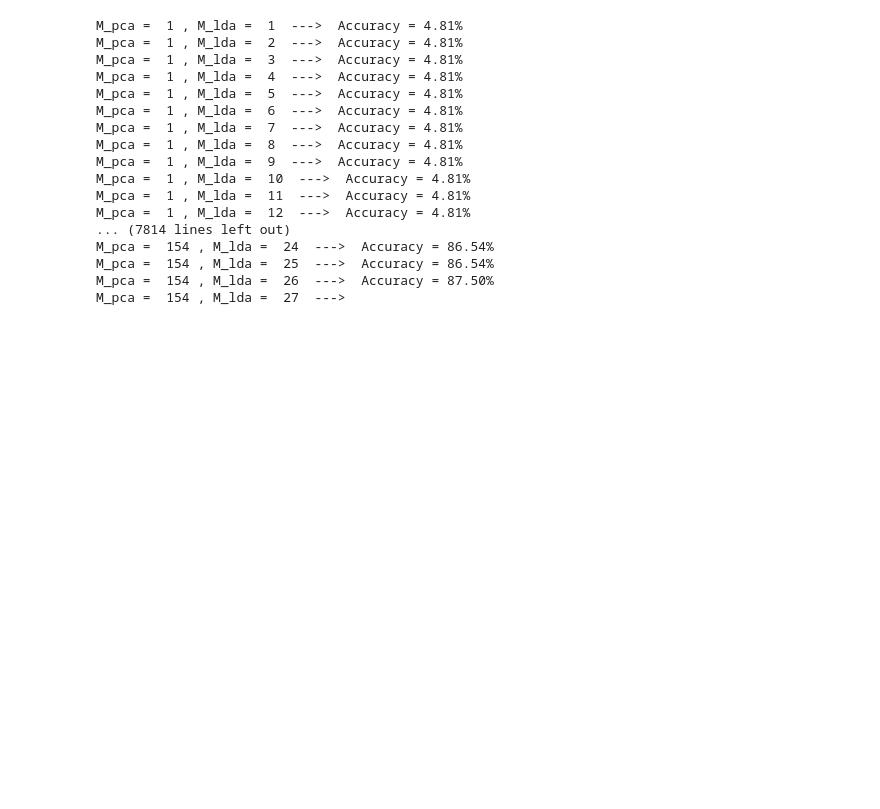
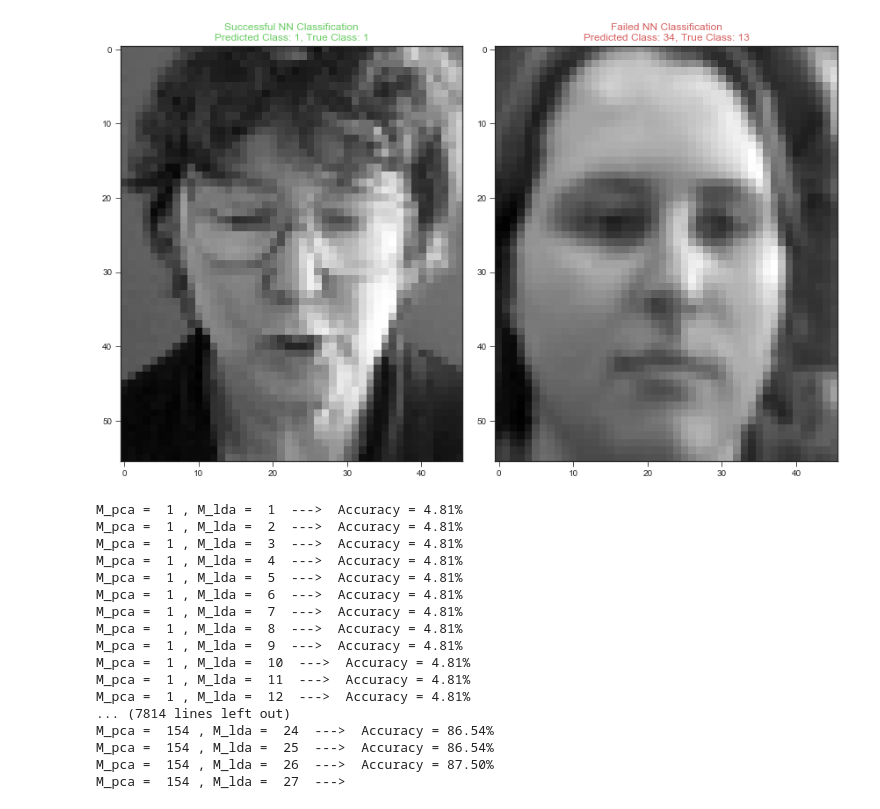
Before and after one commit to RajanPatel97/PCA-and-PCA-LDA-Ensemble-for-Face-Recognition, a Jupyter notebook: Q3 P1.ipynb, the cells around one changed output. Cells and saved outputs as stored; diff of their text form; code cells hidden in the pictures; blank space fills up the shorter version.

```diff
--- a/Q3 P1.ipynb
+++ b/Q3 P1.ipynb
@@ -237,3 +381,39 @@ Accuracy is maximum for M__pca =  147 , M_lda =  46  with accuracy of 26.92% .
+# %%
+# prettify plots
+plt.rcParams['figure.figsize'] = [12.0, 9.0]
+sns.set_palette(sns.color_palette("muted"))
+_palette = sns.color_palette("muted")
+sns.set_style("ticks")
+
+
+done = {'success': False, 'failure': False}
+first_failure = True
+
+fig, axes = plt.subplots(ncols=2)
+
+for y, t, w, x in zip(y_hat, y_test.T.ravel(), W_test.T, X_test.T):
+    if y == t and done['success'] is False:
+        x_hat = pca.reconstruct(w)
+        axes[0].imshow(x.reshape(46,56).T,
+                       cmap=plt.get_cmap('gray'))
+        axes[0].set_title(
+            'Successful NN Classification\nPredicted Class: %d, True Class: %d' % (y, t), color=_palette[1])
+        done['success'] = True
+    elif y != t and done['failure'] is False and first_failure is True:
+        first_failure = False
+    elif y != t and done['failure'] is False and first_failure is False:
+        x_hat = pca.reconstruct(w)
+        axes[1].imshow(x.reshape(46,56).T,
+                       cmap=plt.get_cmap('gray'))
+        axes[1].set_title(
+            'Failed NN Classification\nPredicted Class: %d, True Class: %d' % (y, t), color=_palette[2])
+        done['failure'] = True
+    #elif done['failure'] is True and done['success'] is True:
+     #break
+
+fig.tight_layout()
+# %% [output]
+[figure, added]
 # %%
 # LDA-PCA using scikit learn PCA function
 
```
Also changed, not shown: parts of 9 cells of this notebook.
